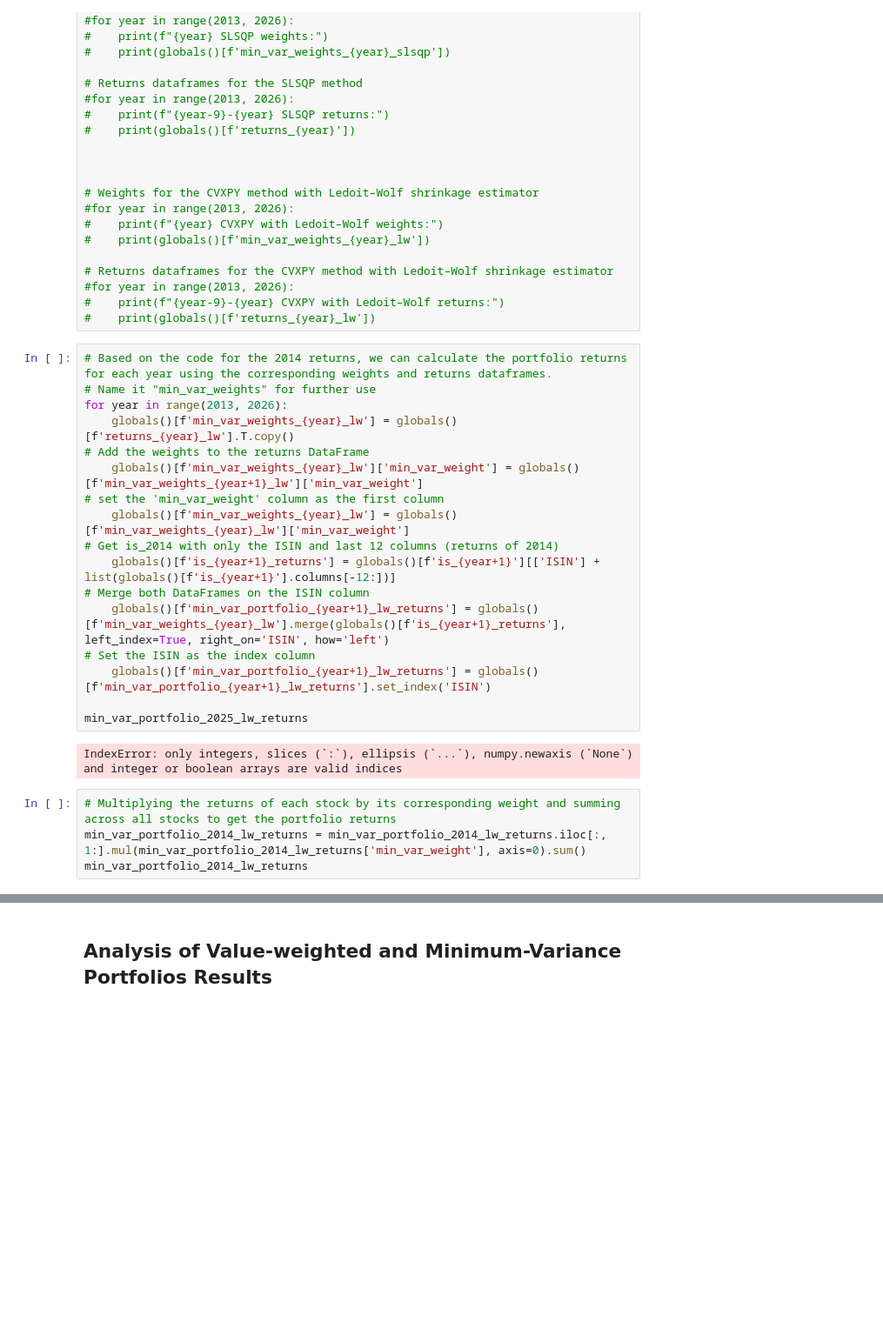
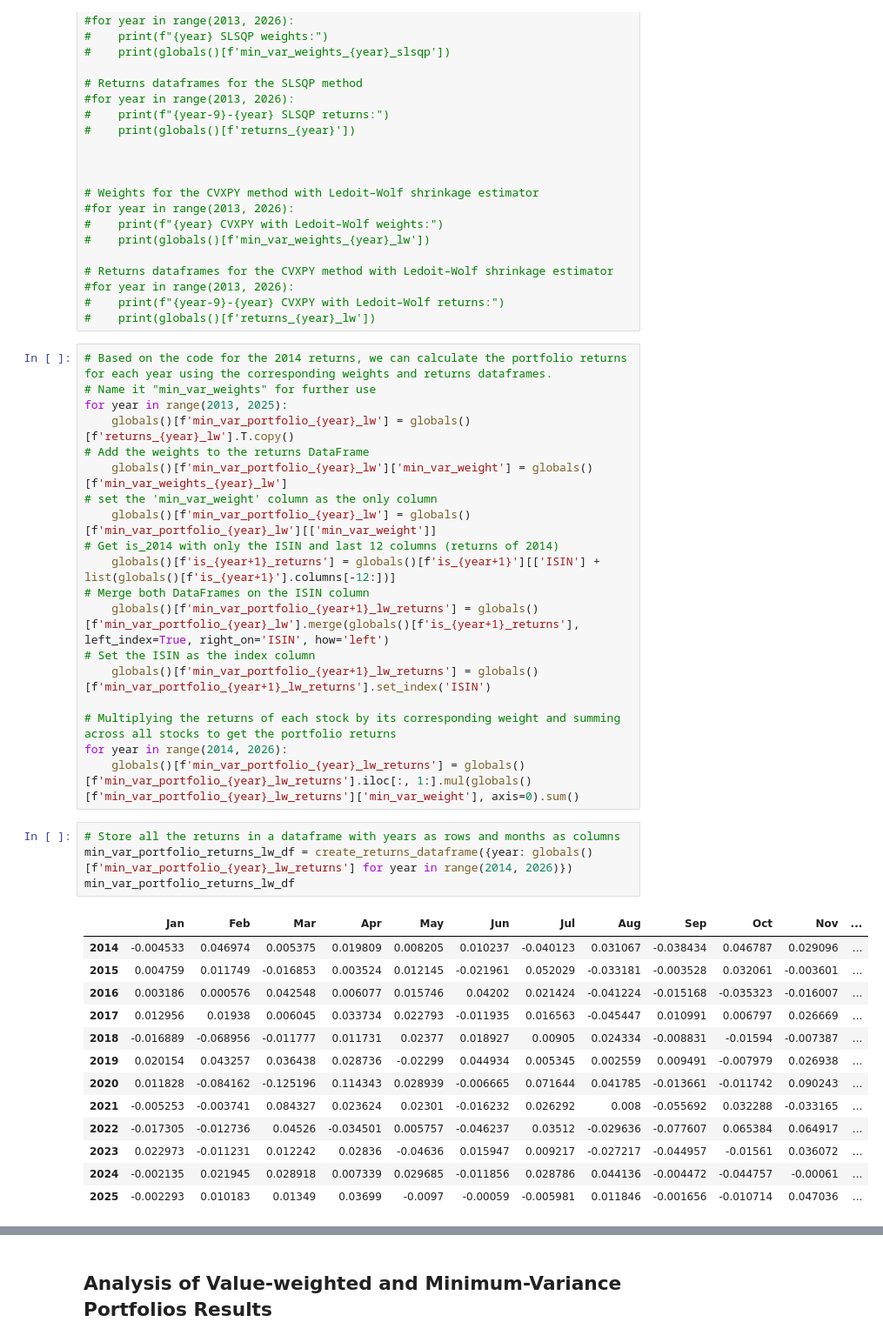
Before and after one commit to Quentinrezzo/Sustainability-Project, a Jupyter notebook: sustainability/notebook.ipynb, the cells around one changed output, grey strips where cells are left out. Shown at 87% size. Drawn from its saved outputs; the diff is of its cells as text; blank space fills up the shorter version.

```diff
--- a/sustainability/notebook.ipynb
+++ b/sustainability/notebook.ipynb
@@ -1021,25 +1022,39 @@ Number of negative weights: 0
 # %%
 # Based on the code for the 2014 returns, we can calculate the portfolio returns for each year using the corresponding weights and returns dataframes.
 # Name it "min_var_weights" for further use
-for year in range(2013, 2026):
-    globals()[f'min_var_weights_{year}_lw'] = globals()[f'returns_{year}_lw'].T.copy()
+for year in range(2013, 2025):
+    globals()[f'min_var_portfolio_{year}_lw'] = globals()[f'returns_{year}_lw'].T.copy()
 # Add the weights to the returns DataFrame
-    globals()[f'min_var_weights_{year}_lw']['min_var_weight'] = globals()[f'min_var_weights_{year+1}_lw']['min_var_weight']
-# set the 'min_var_weight' column as the first column
-    globals()[f'min_var_weights_{year}_lw'] = globals()[f'min_var_weights_{year}_lw']['min_var_weight']
+    globals()[f'min_var_portfolio_{year}_lw']['min_var_weight'] = globals()[f'min_var_weights_{year}_lw']
+# set the 'min_var_weight' column as the only column
+    globals()[f'min_var_portfolio_{year}_lw'] = globals()[f'min_var_portfolio_{year}_lw'][['min_var_weight']]
 # Get is_2014 with only the ISIN and last 12 columns (returns of 2014)
     globals()[f'is_{year+1}_returns'] = globals()[f'is_{year+1}'][['ISIN'] + list(globals()[f'is_{year+1}'].columns[-12:])]
 # Merge both DataFrames on the ISIN column
-    globals()[f'min_var_portfolio_{year+1}_lw_returns'] = globals()[f'min_var_weights_{year}_lw'].merge(globals()[f'is_{year+1}_returns'], left_index=True, right_on='ISIN', how='left')
+    globals()[f'min_var_portfolio_{year+1}_lw_returns'] = globals()[f'min_var_portfolio_{year}_lw'].merge(globals()[f'is_{year+1}_returns'], left_index=True, right_on='ISIN', how='left')
 # Set the ISIN as the index column
     globals()[f'min_var_portfolio_{year+1}_lw_returns'] = globals()[f'min_var_portfolio_{year+1}_lw_returns'].set_index('ISIN')
 
-min_var_portfolio_2025_lw_returns
+# Multiplying the returns of each stock by its corresponding weight and summing across all stocks to get the portfolio returns
+for year in range(2014, 2026):
+    globals()[f'min_var_portfolio_{year}_lw_returns'] = globals()[f'min_var_portfolio_{year}_lw_returns'].iloc[:, 1:].mul(globals()[f'min_var_portfolio_{year}_lw_returns']['min_var_weight'], axis=0).sum()
-# %% [output]
-IndexError: only integers, slices (`:`), ellipsis (`...`), numpy.newaxis (`None`) and integer or boolean arrays are valid indices
-# %%
-# Multiplying the returns of each stock by its corresponding weight and summing across all stocks to get the portfolio returns
-min_var_portfolio_2014_lw_returns = min_var_portfolio_2014_lw_returns.iloc[:, 1:].mul(min_var_portfolio_2014_lw_returns['min_var_weight'], axis=0).sum()
-min_var_portfolio_2014_lw_returns
+# %%
+# Store all the returns in a dataframe with years as rows and months as columns
+min_var_portfolio_returns_lw_df = create_returns_dataframe({year: globals()[f'min_var_portfolio_{year}_lw_returns'] for year in range(2014, 2026)})
+min_var_portfolio_returns_lw_df
+# %% [output]
+|  | Jan | Feb | Mar | Apr | May | Jun | Jul | Aug | Sep | Oct | Nov | ... |
+| 2014 | -0.004533 | 0.046974 | 0.005375 | 0.019809 | 0.008205 | 0.010237 | -0.040123 | 0.031067 | -0.038434 | 0.046787 | 0.029096 | ... |
+| 2015 | 0.004759 | 0.011749 | -0.016853 | 0.003524 | 0.012145 | -0.021961 | 0.052029 | -0.033181 | -0.003528 | 0.032061 | -0.003601 | ... |
+| 2016 | 0.003186 | 0.000576 | 0.042548 | 0.006077 | 0.015746 | 0.04202 | 0.021424 | -0.041224 | -0.015168 | -0.035323 | -0.016007 | ... |
+| 2017 | 0.012956 | 0.01938 | 0.006045 | 0.033734 | 0.022793 | -0.011935 | 0.016563 | -0.045447 | 0.010991 | 0.006797 | 0.026669 | ... |
+| 2018 | -0.016889 | -0.068956 | -0.011777 | 0.011731 | 0.02377 | 0.018927 | 0.00905 | 0.024334 | -0.008831 | -0.01594 | -0.007387 | ... |
+| 2019 | 0.020154 | 0.043257 | 0.036438 | 0.028736 | -0.02299 | 0.044934 | 0.005345 | 0.002559 | 0.009491 | -0.007979 | 0.026938 | ... |
+| 2020 | 0.011828 | -0.084162 | -0.125196 | 0.114343 | 0.028939 | -0.006665 | 0.071644 | 0.041785 | -0.013661 | -0.011742 | 0.090243 | ... |
+| 2021 | -0.005253 | -0.003741 | 0.084327 | 0.023624 | 0.02301 | -0.016232 | 0.026292 | 0.008 | -0.055692 | 0.032288 | -0.033165 | ... |
+| 2022 | -0.017305 | -0.012736 | 0.04526 | -0.034501 | 0.005757 | -0.046237 | 0.03512 | -0.029636 | -0.077607 | 0.065384 | 0.064917 | ... |
+| 2023 | 0.022973 | -0.011231 | 0.012242 | 0.02836 | -0.04636 | 0.015947 | 0.009217 | -0.027217 | -0.044957 | -0.01561 | 0.036072 | ... |
+| 2024 | -0.002135 | 0.021945 | 0.028918 | 0.007339 | 0.029685 | -0.011856 | 0.028786 | 0.044136 | -0.004472 | -0.044757 | -0.00061 | ... |
+| 2025 | -0.002293 | 0.010183 | 0.01349 | 0.03699 | -0.0097 | -0.00059 | -0.005981 | 0.011846 | -0.001656 | -0.010714 | 0.047036 | ... |
 # %%
 # Creation of a DataFrame with the weights and ISINs from is_2013 for the SLSQP method
```
Also changed, not shown: parts of 14 cells of this notebook.
